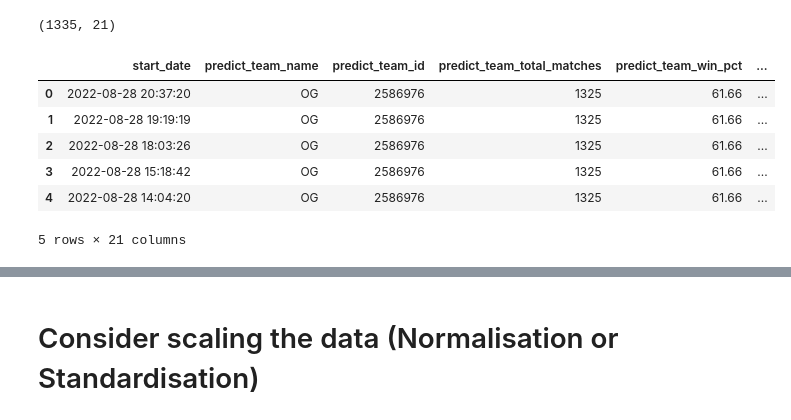
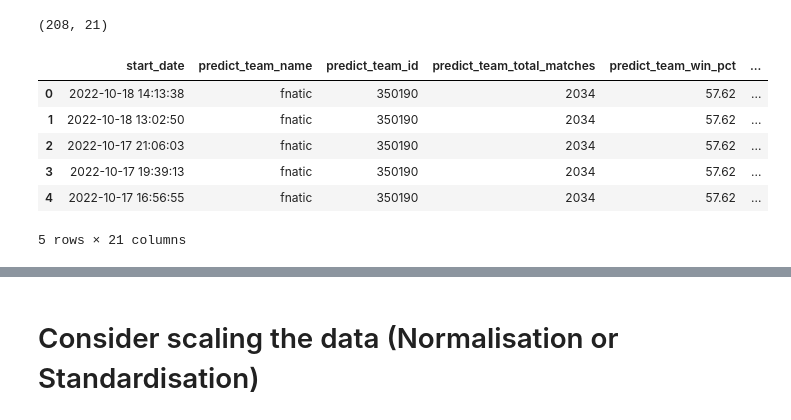
Before and after one commit to johnnyoso/MachineLearningWebApp, a Jupyter notebook: deploy-mlmodel-project/DotaLogisticRegression.ipynb, the cells around one changed output, grey strips where cells are left out. Cells and saved outputs as stored; diff of their text form; code cells hidden in the pictures.

```diff
--- a/deploy-mlmodel-project/DotaLogisticRegression.ipynb
+++ b/deploy-mlmodel-project/DotaLogisticRegression.ipynb
@@ -238,14 +220,14 @@ og_team_matches_df = team_matches_df(team_og_matches_json, 'OG', 2586976)
 # %%
-og_team_matches_df.shape
+entity_matches_df.shape
 # %% [output]
-(1335, 21)
+(208, 21)
 # %%
-og_team_matches_df.head()
+fnatic_matches_df.head()
 # %% [output]
 |  | start_date | predict_team_name | predict_team_id | predict_team_total_matches | predict_team_win_pct | ... |
-| 0 | 2022-08-28 20:37:20 | OG | 2586976 | 1325 | 61.66 | ... |
-| 1 | 2022-08-28 19:19:19 | OG | 2586976 | 1325 | 61.66 | ... |
-| 2 | 2022-08-28 18:03:26 | OG | 2586976 | 1325 | 61.66 | ... |
-| 3 | 2022-08-28 15:18:42 | OG | 2586976 | 1325 | 61.66 | ... |
-| 4 | 2022-08-28 14:04:20 | OG | 2586976 | 1325 | 61.66 | ... |
+| 0 | 2022-10-18 14:13:38 | fnatic | 350190 | 2034 | 57.62 | ... |
+| 1 | 2022-10-18 13:02:50 | fnatic | 350190 | 2034 | 57.62 | ... |
+| 2 | 2022-10-17 21:06:03 | fnatic | 350190 | 2034 | 57.62 | ... |
+| 3 | 2022-10-17 19:39:13 | fnatic | 350190 | 2034 | 57.62 | ... |
+| 4 | 2022-10-17 16:56:55 | fnatic | 350190 | 2034 | 57.62 | ... |
 5 rows × 21 columns
```
Also changed, not shown: parts of 28 cells of this notebook, 54 other files.
